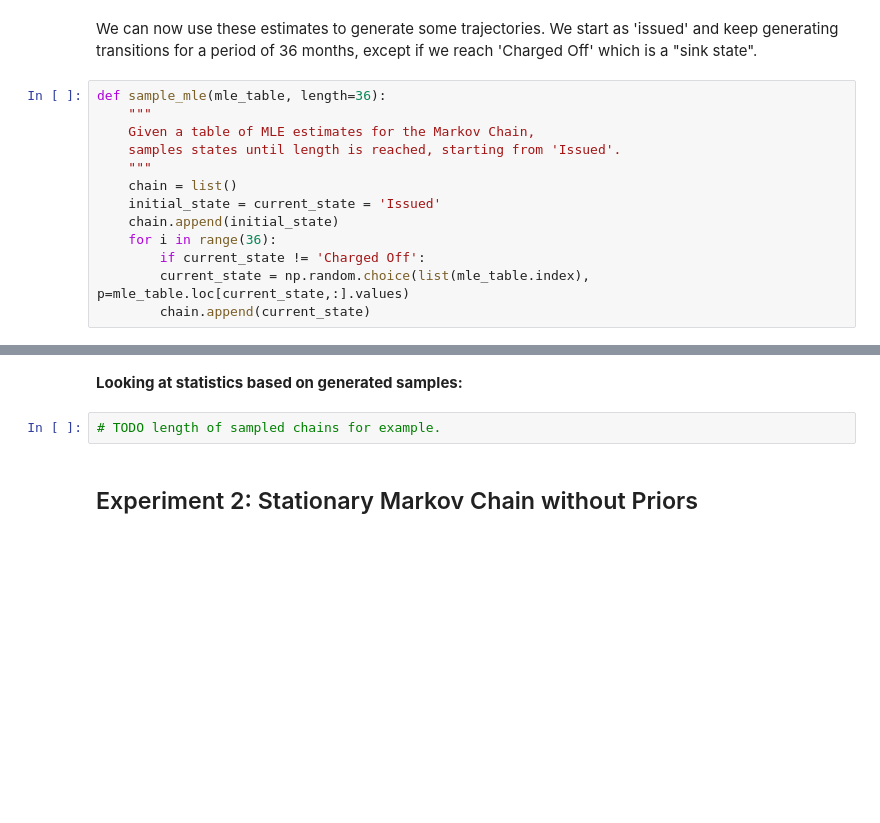
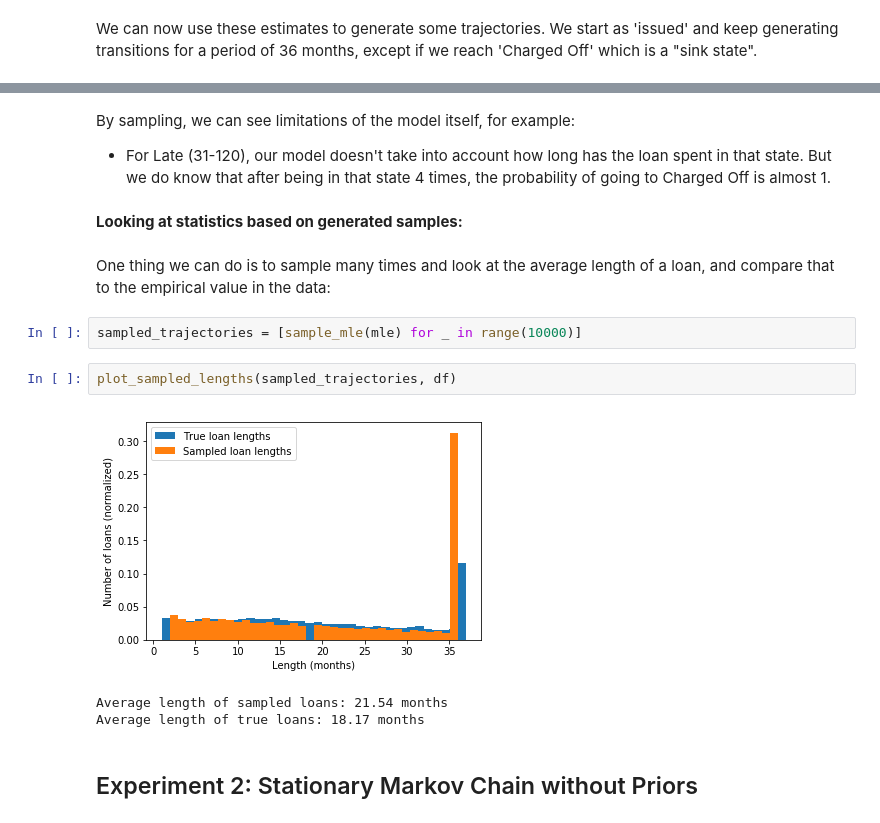
Before and after one commit to basilvetas/lending-club-analysis, a Jupyter notebook: final-project/final-notebook.ipynb, the cells around one changed output, grey strips where cells are left out. Cells and saved outputs as stored; diff of their text form; blank space fills up the shorter version.

```diff
--- a/final-project/final-notebook.ipynb
+++ b/final-project/final-notebook.ipynb
@@ -151,15 +139,2 @@ We can also see the limits of our model and of these estimates:
 # %% [markdown]
 We can now use these estimates to generate some trajectories. We start as 'issued' and keep generating transitions for a period of 36 months, except if we reach 'Charged Off' which is a "sink state".
-# %%
-def sample_mle(mle_table, length=36):
-    """
-    Given a table of MLE estimates for the Markov Chain,
-    samples states until length is reached, starting from 'Issued'.
-    """
-    chain = list()
-    initial_state = current_state = 'Issued'
-    chain.append(initial_state)
-    for i in range(36):
-        if current_state != 'Charged Off':
-        current_state = np.random.choice(list(mle_table.index), p=mle_table.loc[current_state,:].values)
-        chain.append(current_state)
@@ -170,7 +161,18 @@ ValueError: probabilities do not sum to 1
+# %% [markdown]
+By sampling, we can see limitations of the model itself, for example:
+- For Late (31-120), our model doesn't take into account how long has the loan spent in that state. But we do know that after being in that state 4 times, the probability of going to Charged Off is almost 1.
 # %% [markdown]
 **Looking at statistics based on generated samples:**
-# %%
-# TODO length of sampled chains for example.
+# %% [markdown]
+One thing we can do is to sample many times and look at the average length of a loan, and compare that to the empirical value in the data:
+# %%
+sampled_trajectories = [sample_mle(mle) for _ in range(10000)]
+# %%
+plot_sampled_lengths(sampled_trajectories, df)
+# %% [output]
+[figure, added]
+Average length of sampled loans: 21.54 months
+Average length of true loans: 18.17 months
 # %% [markdown]
 ## Experiment 2: Stationary Markov Chain without Priors
 # %%
```
Also changed, not shown: parts of 15 cells of this notebook, 1 other file.
